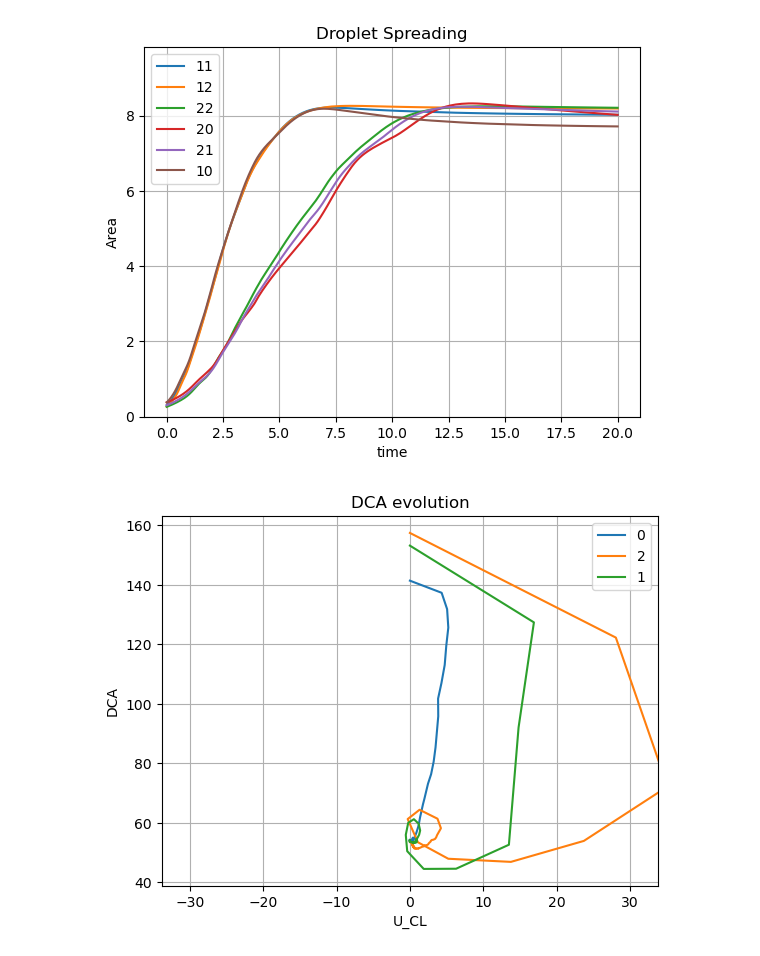
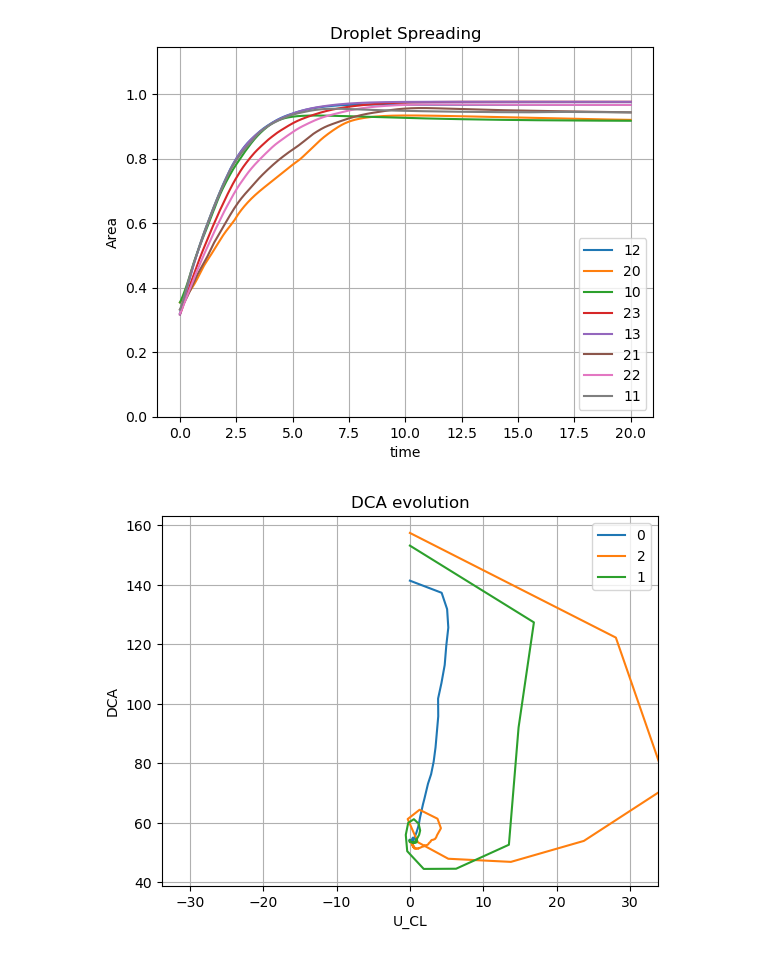
Before and after one commit to pmt58/Droplet_NGA2, a Jupyter notebook: data_analysis.ipynb, the cells around one changed output. Drawn from its saved outputs; the diff is of its cells as text; code cells hidden in the pictures.

```diff
--- a/data_analysis.ipynb
+++ b/data_analysis.ipynb
@@ -15,7 +15,7 @@ cst=0
 f_name=[""]
 f_id=[""]
 for temp in file_temp:
-    match=re.search("data_*",temp)
+    match=re.search("data1_*",temp)
     if match:
         f_name.append(temp)
         f_id.append(temp.split('_')[1])
@@ -26,36 +26,36 @@ f_name=np.array(f_name[1:])#,dtype=np.str)
 f_id=np.array(f_id[1:],dtype=np.float32)
 f_sorted=np.sort(f_id)
 index=np.zeros(np.size(f_id)).astype('int32')
 f_name_sorted=np.empty(np.size(f_name),dtype='<U14')
 for i in range(np.size(f_id)):
     index[i]=np.where(f_id==f_sorted[i])[0][0].astype('int32')#,f_id)
     #f_name_sorted[i]=f_name[index[i]]
 n=np.size(f_id)
 fit_param=np.zeros([n,4])
 i=0
 for f in f_name:
     temp=pd.read_csv('./'+f+'/dropinfo',header=0,delimiter='\\s+')#,skiprows=1)
     data=temp[1:].astype('float32') # Drop first row and interpret data as floating point numbers.
     # === Plot Data === #
     xdata=data['Time'].to_numpy()
-    ydata=np.pi*np.power(data['Wetted'].to_numpy(),2)
+    ydata=data['WetAreaFract'].to_numpy()
     p=plt.plot(xdata,ydata,label=f.split('_')[1]+f.split('_')[3])
     # === Fit model === #
     #popt, pcov = curve_fit(powerlaw, data['Time'], np.pi*np.power(data['Wetted'],2),[1,0.5,1,8])
     popt, pcov = curve_fit(powerlaw, xdata, ydata,bounds=(10**-3,[10,10,10,2]))
     fit_param[i,:]=popt
     #p=plt.plot(xdata,powerlaw(xdata,popt[0],popt[1],popt[2],popt[3]),'--',color=p[0].get_color())
     i=i+1
 
-plt.ylim([0,np.pi*np.power(np.max(data['Wetted']),2)*1.2])
+plt.ylim([0,np.max(ydata)*1.2])
 plt.title('Droplet Spreading')
 plt.xlabel('time')
 plt.ylabel('Area')
 plt.legend()
 plt.grid()
 plt.show()
 # %% [output]
-[figure, old version]
+[figure, new version]
 # %%
 # K,n,Af,tau
 a=plt.plot(np.log10(f_id),fit_param[:,0]/np.max(fit_param[:,0]),'-o',label='K')
```
Also changed, not shown: parts of 1 cell of this notebook, 3 other files.
